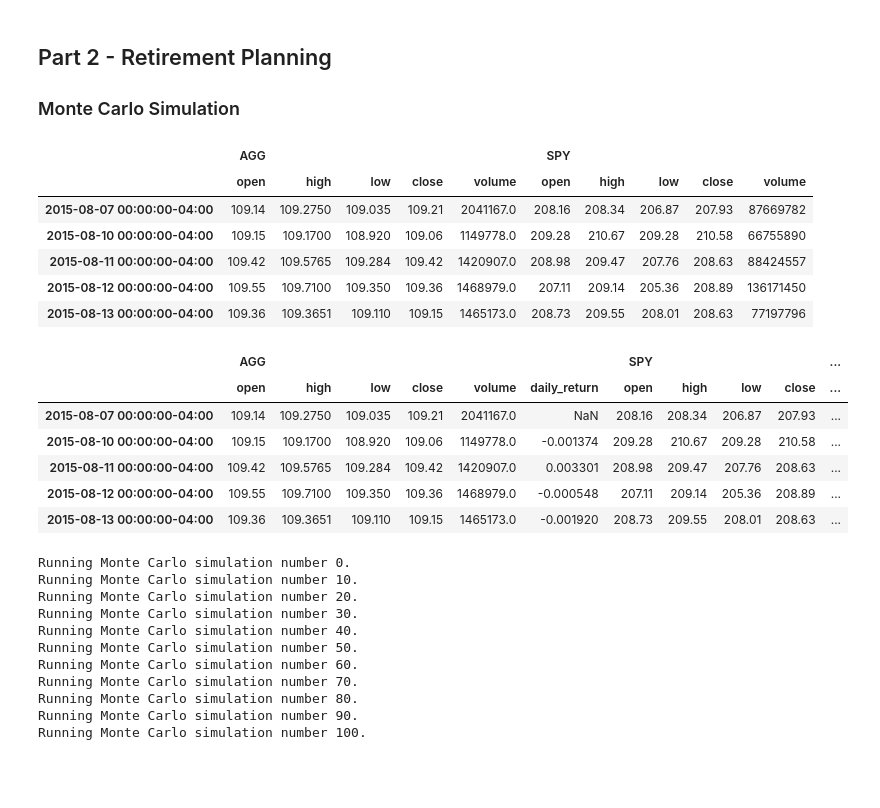
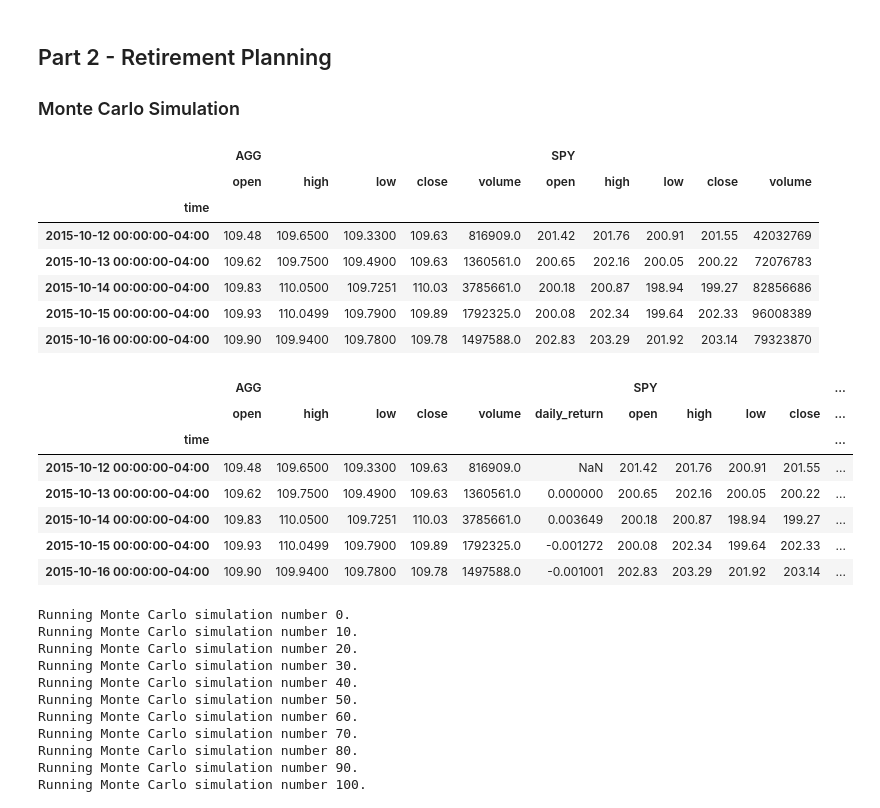
Before and after one commit to jonowens/financial_planning, a Jupyter notebook: financial_planner.ipynb, the cells around one changed output. Saved outputs shown, nothing was run; the diff lists cells and outputs as text; code cells hidden in the pictures; blank space fills up the shorter version.

Commit message:
Set start and end dates for 5 years, pulled 5 years of stock and bond data, set portfolio weights and set number of simulations.

```diff
--- a/financial_planner.ipynb
+++ b/financial_planner.ipynb
@@ -168,36 +169,48 @@ Congratulations! You have enough money in your emergency fund.
 # %%
 # Set start and end dates of five years back from today.
 # Sample results may vary from the solution based on the time frame chosen
-start_date = pd.Timestamp('2015-08-07', tz='America/New_York').isoformat()
-end_date = pd.Timestamp('2020-08-07', tz='America/New_York').isoformat()
+start_date = pd.Timestamp('2015-10-12', tz='America/New_York').isoformat()
+end_date = pd.Timestamp('2020-10-12', tz='America/New_York').isoformat()
 # %%
 # Get 5 years' worth of historical data for SPY and AGG
-# YOUR CODE HERE!
+df_stock_data = api.get_barset(
+    tickers,
+    timeframe,
+    start=start_date,
+    end=end_date
+).df
 
 # Display sample data
 df_stock_data.head()
 # %% [output]
 |  | AGG |  |  |  |  | SPY |  |  |  |  |
 |  | open | high | low | close | volume | open | high | low | close | volume |
-| 2015-08-07 00:00:00-04:00 | 109.14 | 109.2750 | 109.035 | 109.21 | 2041167.0 | 208.16 | 208.34 | 206.87 | 207.93 | 87669782 |
-| 2015-08-10 00:00:00-04:00 | 109.15 | 109.1700 | 108.920 | 109.06 | 1149778.0 | 209.28 | 210.67 | 209.28 | 210.58 | 66755890 |
-| 2015-08-11 00:00:00-04:00 | 109.42 | 109.5765 | 109.284 | 109.42 | 1420907.0 | 208.98 | 209.47 | 207.76 | 208.63 | 88424557 |
-| 2015-08-12 00:00:00-04:00 | 109.55 | 109.7100 | 109.350 | 109.36 | 1468979.0 | 207.11 | 209.14 | 205.36 | 208.89 | 136171450 |
-| 2015-08-13 00:00:00-04:00 | 109.36 | 109.3651 | 109.110 | 109.15 | 1465173.0 | 208.73 | 209.55 | 208.01 | 208.63 | 77197796 |
+| time |  |  |  |  |  |  |  |  |  |  |
+| 2015-10-12 00:00:00-04:00 | 109.48 | 109.6500 | 109.3300 | 109.63 | 816909.0 | 201.42 | 201.76 | 200.91 | 201.55 | 42032769 |
+| 2015-10-13 00:00:00-04:00 | 109.62 | 109.7500 | 109.4900 | 109.63 | 1360561.0 | 200.65 | 202.16 | 200.05 | 200.22 | 72076783 |
+| 2015-10-14 00:00:00-04:00 | 109.83 | 110.0500 | 109.7251 | 110.03 | 3785661.0 | 200.18 | 200.87 | 198.94 | 199.27 | 82856686 |
+| 2015-10-15 00:00:00-04:00 | 109.93 | 110.0499 | 109.7900 | 109.89 | 1792325.0 | 200.08 | 202.34 | 199.64 | 202.33 | 96008389 |
+| 2015-10-16 00:00:00-04:00 | 109.90 | 109.9400 | 109.7800 | 109.78 | 1497588.0 | 202.83 | 203.29 | 201.92 | 203.14 | 79323870 |
 # %%
 # Configuring a Monte Carlo simulation to forecast 30 years cumulative returns
-# YOUR CODE HERE!
+MC_even_dist = MCSimulation(
+    portfolio_data = df_stock_data,
+    weights = [.4,.6],
+    num_simulation = 300,
+    num_trading_days = 252
+)
 # %%
 # Printing the simulation input data
-# YOUR CODE HERE!
+MC_even_dist.portfolio_data.head()
 # %% [output]
 |  | AGG |  |  |  |  |  | SPY |  |  |  | ... |
 |  | open | high | low | close | volume | daily_return | open | high | low | close | ... |
-| 2015-08-07 00:00:00-04:00 | 109.14 | 109.2750 | 109.035 | 109.21 | 2041167.0 | NaN | 208.16 | 208.34 | 206.87 | 207.93 | ... |
-| 2015-08-10 00:00:00-04:00 | 109.15 | 109.1700 | 108.920 | 109.06 | 1149778.0 | -0.001374 | 209.28 | 210.67 | 209.28 | 210.58 | ... |
-| 2015-08-11 00:00:00-04:00 | 109.42 | 109.5765 | 109.284 | 109.42 | 1420907.0 | 0.003301 | 208.98 | 209.47 | 207.76 | 208.63 | ... |
-| 2015-08-12 00:00:00-04:00 | 109.55 | 109.7100 | 109.350 | 109.36 | 1468979.0 | -0.000548 | 207.11 | 209.14 | 205.36 | 208.89 | ... |
-| 2015-08-13 00:00:00-04:00 | 109.36 | 109.3651 | 109.110 | 109.15 | 1465173.0 | -0.001920 | 208.73 | 209.55 | 208.01 | 208.63 | ... |
+| time |  |  |  |  |  |  |  |  |  |  | ... |
+| 2015-10-12 00:00:00-04:00 | 109.48 | 109.6500 | 109.3300 | 109.63 | 816909.0 | NaN | 201.42 | 201.76 | 200.91 | 201.55 | ... |
+| 2015-10-13 00:00:00-04:00 | 109.62 | 109.7500 | 109.4900 | 109.63 | 1360561.0 | 0.000000 | 200.65 | 202.16 | 200.05 | 200.22 | ... |
+| 2015-10-14 00:00:00-04:00 | 109.83 | 110.0500 | 109.7251 | 110.03 | 3785661.0 | 0.003649 | 200.18 | 200.87 | 198.94 | 199.27 | ... |
+| 2015-10-15 00:00:00-04:00 | 109.93 | 110.0499 | 109.7900 | 109.89 | 1792325.0 | -0.001272 | 200.08 | 202.34 | 199.64 | 202.33 | ... |
+| 2015-10-16 00:00:00-04:00 | 109.90 | 109.9400 | 109.7800 | 109.78 | 1497588.0 | -0.001001 | 202.83 | 203.29 | 201.92 | 203.14 | ... |
 # %%
 # Running a Monte Carlo simulation to forecast 30 years cumulative returns
 # YOUR CODE HERE!
```
Also changed, not shown: parts of 5 cells of this notebook.
